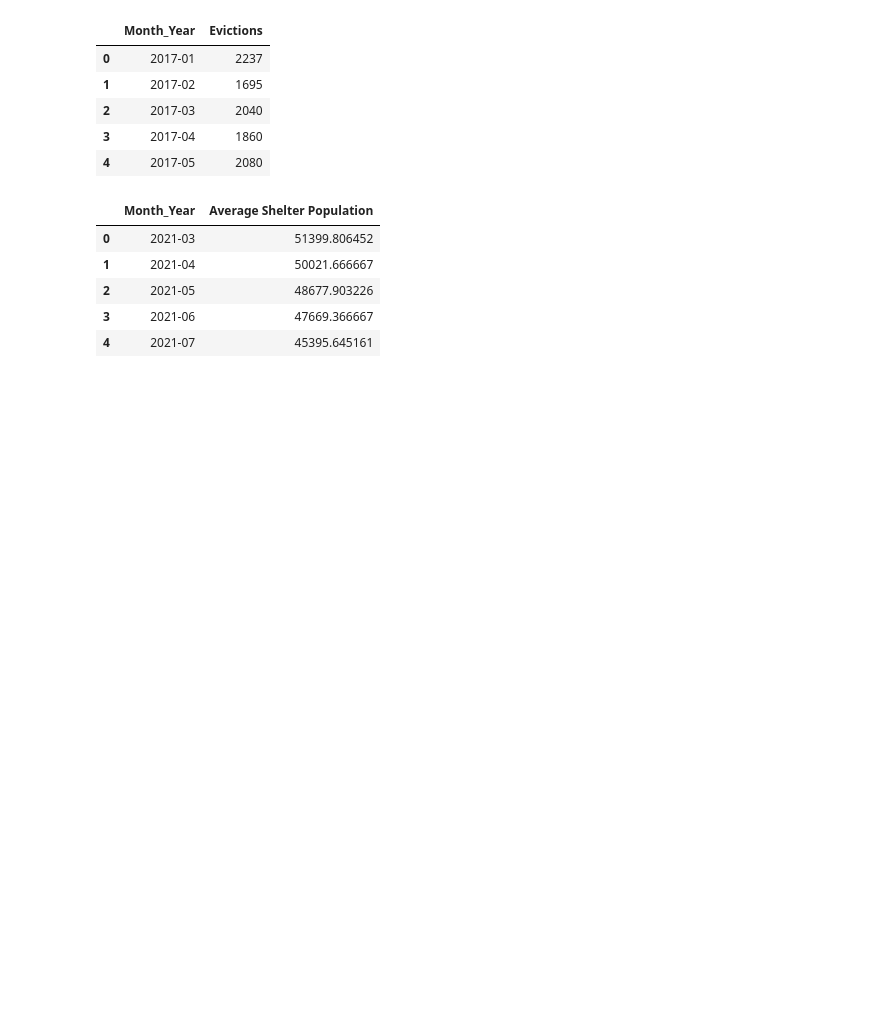
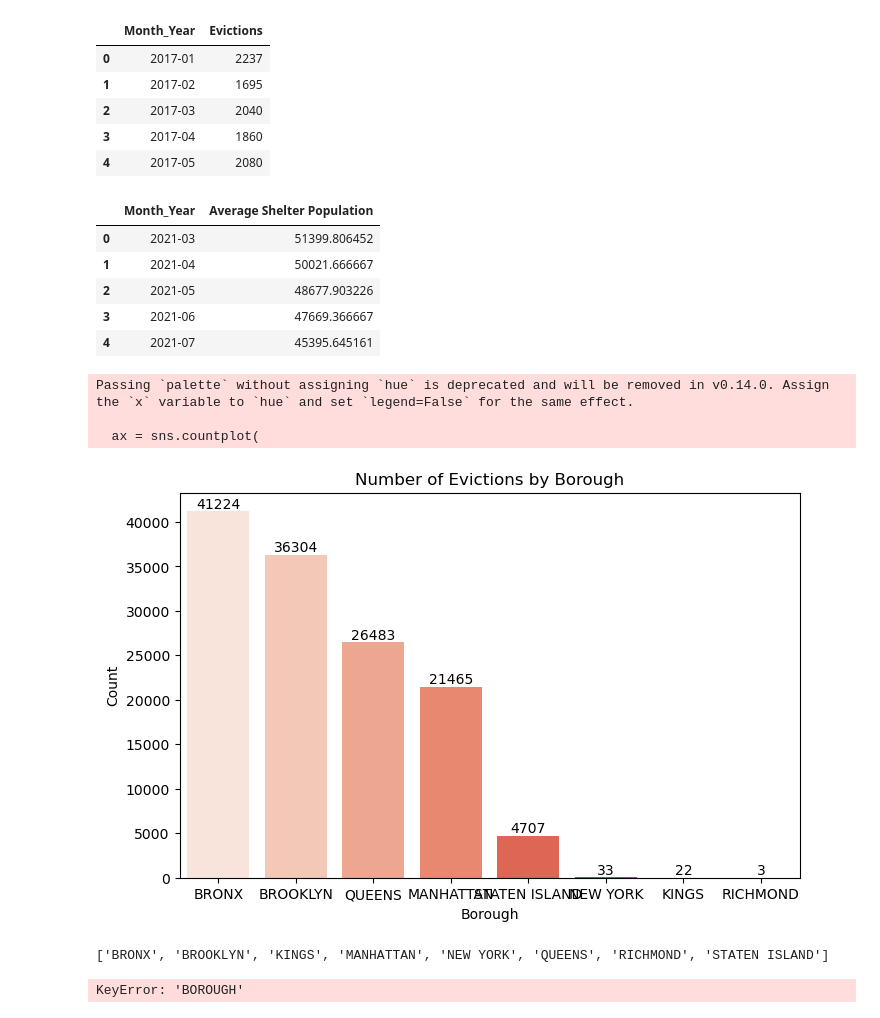
Before and after one commit to abs1106/Better-NY-Shelter-Buildings, a Jupyter notebook: nyc_shelter_data_proj/Untitled.ipynb, the cells around one changed output. Saved outputs shown, nothing was run; the diff lists cells and outputs as text; code cells hidden in the pictures; blank space fills up the shorter version.

```diff
--- a/nyc_shelter_data_proj/Untitled.ipynb
+++ b/nyc_shelter_data_proj/Untitled.ipynb
@@ -165,3 +172,30 @@ shelter_monthly.head()
 #merge inner to keep the months consistent
 df= pd.merge(
 shelter_monthly,evictions_monthly, on="Month_Year", how="inner")
+# %%
+plt.figure(figsize=(8,5))
+
+ax = sns.countplot(
+    data=df_evictions,
+    x="BOROUGH",
+    order=df_evictions["BOROUGH"].value_counts().index,
+    palette="Reds"
+)
+
+for container in ax.containers:
+    ax.bar_label(container)
+
+plt.title("Number of Evictions by Borough")
+plt.xlabel("Borough")
+plt.ylabel("Count")
+
+plt.show()
+# %% [output]
+Passing `palette` without assigning `hue` is deprecated and will be removed in v0.14.0. Assign the `x` variable to `hue` and set `legend=False` for the same effect.
+
+  ax = sns.countplot(
+[figure, added]
+# %%
+print(sorted(df_evictions["BOROUGH"].unique()))
+# %% [output]
+['BRONX', 'BROOKLYN', 'KINGS', 'MANHATTAN', 'NEW YORK', 'QUEENS', 'RICHMOND', 'STATEN ISLAND']
@@ -167,0 +204,4 @@ shelter_monthly,evictions_monthly, on="Month_Year", how="inner")
+# %%
+df_evictions['BOROUGH'].unique()
+# %% [output]
+KeyError: 'BOROUGH'
```
Also changed, not shown: parts of 10 cells of this notebook.
